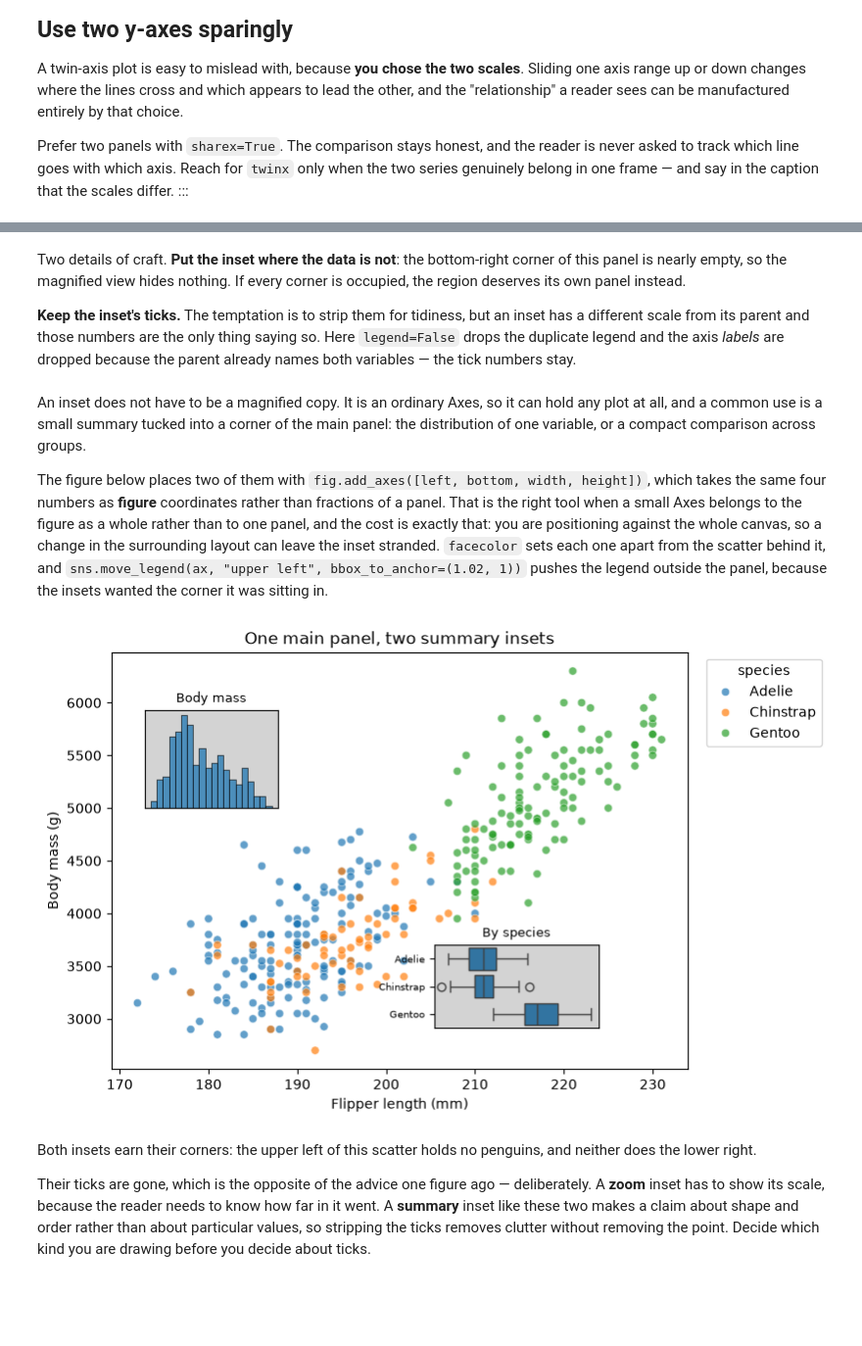
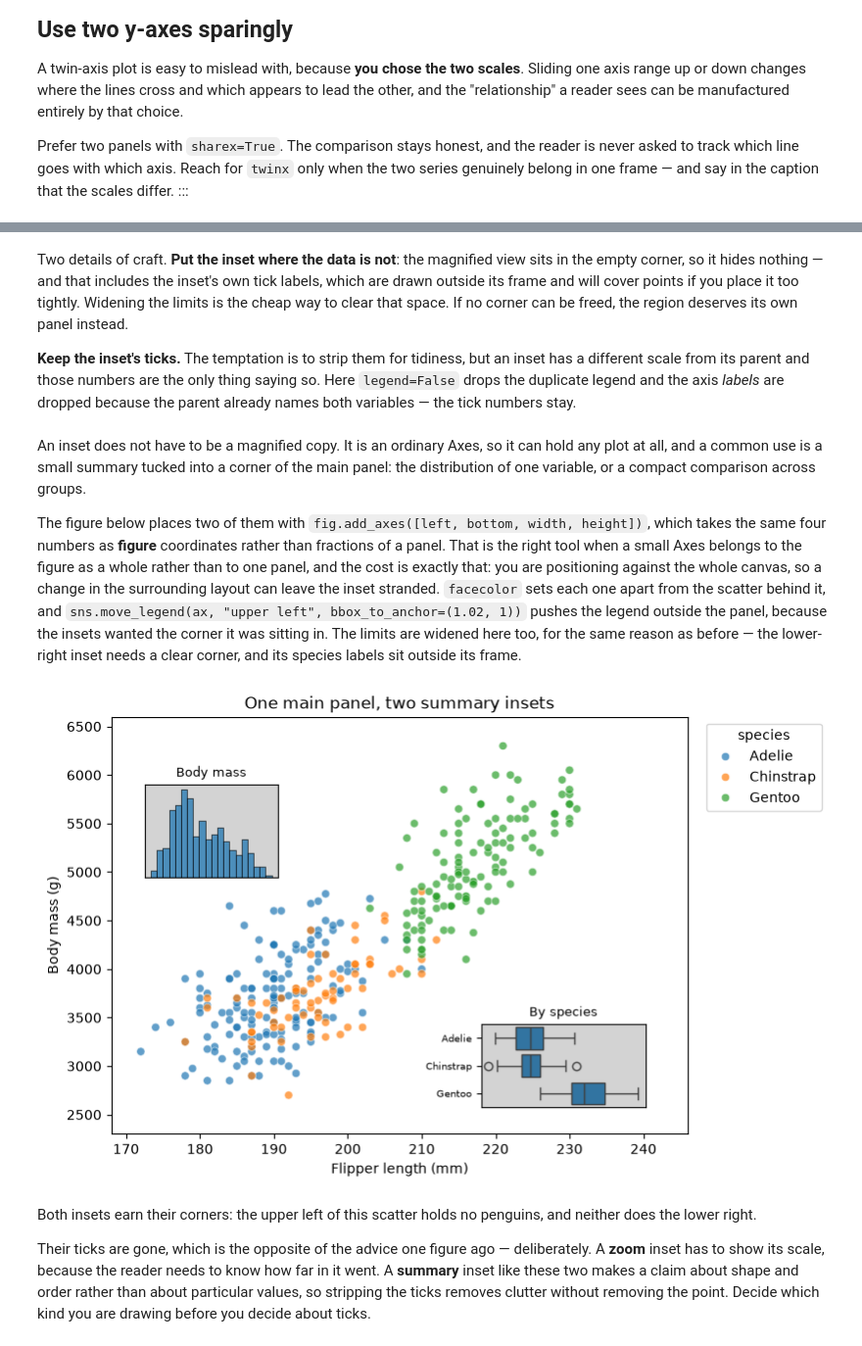
Before and after one commit to Lizhen0909/nu-stat303-1-sec20-coursebook-clean, a Jupyter notebook: data_viz_2.ipynb, the cells around one changed output, grey strips where cells are left out. Shown at 98% size. Cells and saved outputs as stored; diff of their text form; code cells hidden in the pictures; blank space fills up the shorter version.

```diff
--- a/data_viz_2.ipynb
+++ b/data_viz_2.ipynb
@@ -887,7 +895,9 @@ plt.show()
 # %% [markdown]
-Two details of craft. **Put the inset where the data is not**: the bottom-right corner of
-this panel is nearly empty, so the magnified view hides nothing. If every corner is
-occupied, the region deserves its own panel instead.
+Two details of craft. **Put the inset where the data is not**: the magnified view sits in
+the empty corner, so it hides nothing — and that includes the inset's own tick labels,
+which are drawn outside its frame and will cover points if you place it too tightly.
+Widening the limits is the cheap way to clear that space. If no corner can be freed, the
+region deserves its own panel instead.
 
 **Keep the inset's ticks.** The temptation is to strip them for tidiness, but an inset
 has a different scale from its parent and those numbers are the only thing saying so.
@@ -905,32 +915,35 @@ than to one panel, and the cost is exactly that: you are positioning against the
 canvas, so a change in the surrounding layout can leave the inset stranded. `facecolor`
 sets each one apart from the scatter behind it, and
 `sns.move_legend(ax, "upper left", bbox_to_anchor=(1.02, 1))` pushes the legend outside
-the panel, because the insets wanted the corner it was sitting in.
+the panel, because the insets wanted the corner it was sitting in. The limits are widened
+here too, for the same reason as before — the lower-right inset needs a clear corner, and
+its species labels sit outside its frame.
 # %%
 fig, ax = plt.subplots(figsize=(8, 5), layout="constrained")
 
 sns.scatterplot(data=df, x="flipper_length_mm", y="body_mass_g", hue="species",
                 alpha=0.7, ax=ax)
 sns.move_legend(ax, "upper left", bbox_to_anchor=(1.02, 1))
 ax.set_xlabel("Flipper length (mm)")
 ax.set_ylabel("Body mass (g)")
 ax.set_title("One main panel, two summary insets")
+ax.set(xlim=(168, 246), ylim=(2300, 6600))
 
 # Figure coordinates: positioned against the whole canvas, not the panel.
-hist_ax = fig.add_axes([0.13, 0.63, 0.17, 0.20], facecolor="lightgray")
+hist_ax = fig.add_axes([0.13, 0.62, 0.17, 0.19], facecolor="lightgray")
 sns.histplot(data=df, x="body_mass_g", bins=20, ax=hist_ax)
 hist_ax.set(title="Body mass", xlabel="", ylabel="", xticks=[], yticks=[])
 hist_ax.title.set_size(9)
 
-box_ax = fig.add_axes([0.50, 0.18, 0.21, 0.17], facecolor="lightgray")
+box_ax = fig.add_axes([0.56, 0.15, 0.21, 0.17], facecolor="lightgray")
 sns.boxplot(data=df, x="body_mass_g", y="species", ax=box_ax)
 box_ax.set(title="By species", xlabel="", ylabel="", xticks=[])
 box_ax.title.set_size(9)
 box_ax.tick_params(labelsize=7)
 
 plt.show()
 # %% [output]
-[figure, old version]
+[figure, new version]
 # %% [markdown]
 Both insets earn their corners: the upper left of this scatter holds no penguins, and
 neither does the lower right.
```
Also changed, not shown: parts of 2 cells of this notebook, 34 other files.
